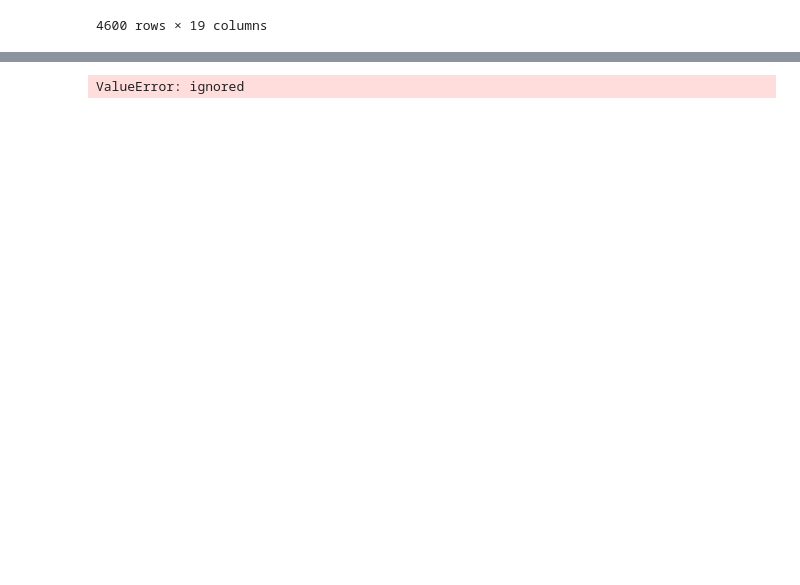
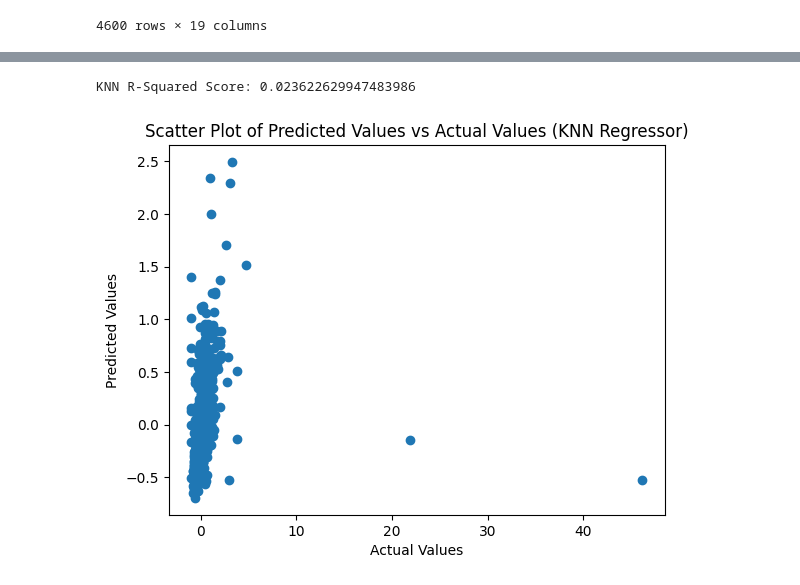
Before and after one commit to GOPIKA-S-S/AML-2, a Jupyter notebook: Untitled8.ipynb, the cells around one changed output, grey strips where cells are left out. Saved outputs shown, nothing was run; the diff lists cells and outputs as text; code cells hidden in the pictures; blank space fills up the shorter version.

```diff
--- a/Untitled8.ipynb
+++ b/Untitled8.ipynb
@@ -139,0 +138,7 @@ df_encoded = pd.get_dummies(df, columns=['city'], drop_first=True)
+# %%
+unwanted_columns = ['date','street', 'city', 'statezip', 'country']
+df.drop(unwanted_columns, axis=1, inplace=True)
+# %%
+# Encode categorical strings
+string_columns = ['view']
+df_encoded = pd.get_dummies(df, columns=string_columns)
@@ -140,4 +169,4 @@ df_encoded = pd.get_dummies(df, columns=['city'], drop_first=True)
 # %%
-X = df.drop(['price'], axis=1)
-y = df['price']
+X = df_encoded.drop("price", axis=1)
+y = df_encoded["price"]
 # %%
@@ -145,9 +174,24 @@ y = df['price']
 X_train, X_test, y_train, y_test = train_test_split(X, y, test_size=0.2, random_state=42)
-# %%
-# Preprocess the features by scaling them
-from sklearn.preprocessing import StandardScaler
-scaler = StandardScaler()
-X_train_scaled = scaler.fit_transform(X_train)
-X_test_scaled = scaler.transform(X_test)
-# %% [output]
-ValueError: ignored
+# %%
+# KNN Regressor
+from sklearn.metrics import r2_score
+knn = KNeighborsRegressor(n_neighbors=5)
+knn.fit(X_train, y_train)
+knn_predictions = knn.predict(X_test)
+knn_r2_score = r2_score(y_test, knn_predictions)
+print("KNN R-Squared Score:", knn_r2_score)
+# %% [output]
+KNN R-Squared Score: 0.023622629947483986
+# %%
+# Create scatter plot
+plt.scatter(y_test, knn_predictions)
+
+# Add labels and title
+plt.xlabel('Actual Values')
+plt.ylabel('Predicted Values')
+plt.title('Scatter Plot of Predicted Values vs Actual Values (KNN Regressor)')
+
+# Show the plot
+plt.show()
+# %% [output]
+[figure, added]
```
Also changed, not shown: parts of 4 cells of this notebook.
